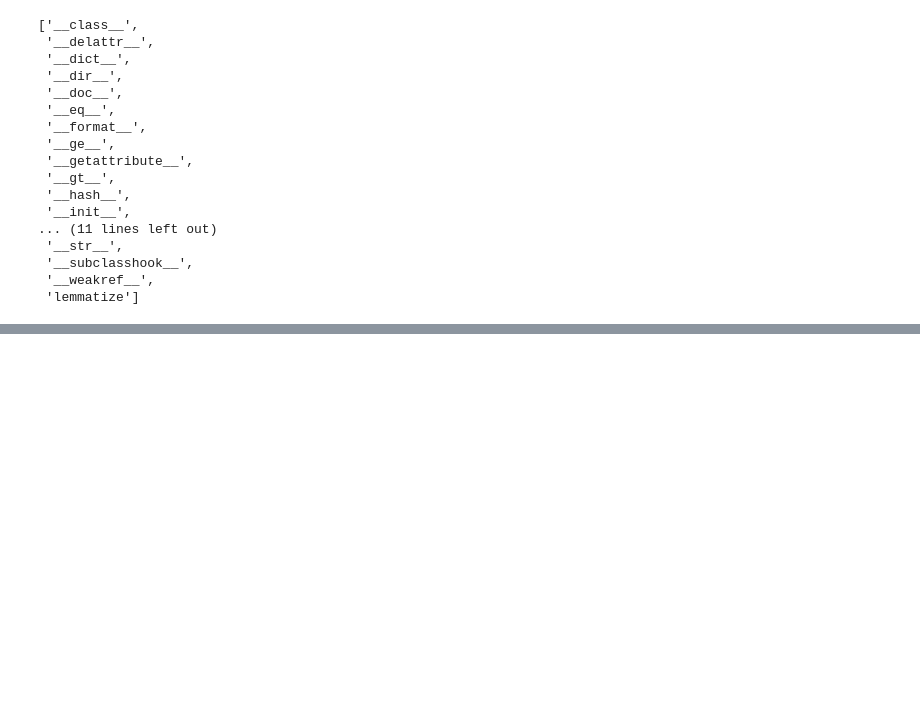
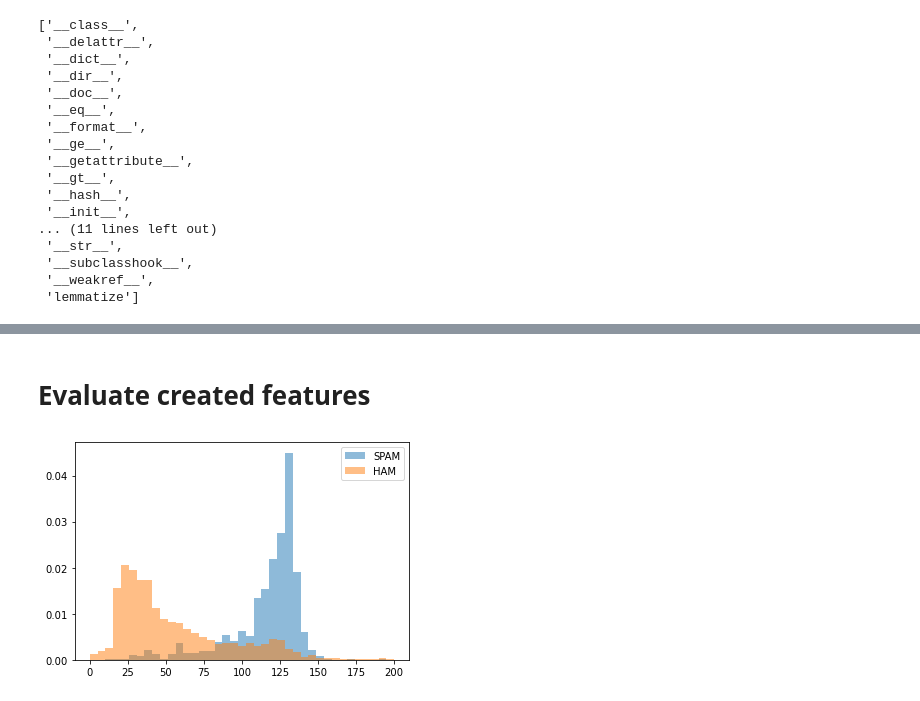
Before and after one commit to dhruvcoder96/NLP-Practice, a Jupyter notebook: Untitled.ipynb, the cells around one changed output, grey strips where cells are left out. Cells and saved outputs as stored; diff of their text form; code cells hidden in the pictures; blank space fills up the shorter version.

```diff
--- a/Untitled.ipynb
+++ b/Untitled.ipynb
@@ -283,0 +292,19 @@ class CountVectorizer(_VectorizerMixin, sklearn.base.BaseEstimator)
+# %%
+def punctuation_txt(text):
+    n_punct=sum([1 for char in text if char in string.punctuation])
+    return (n_punct/(len(text)-text.count(' ')))*100
+
+def upper_txt(text):
+    n_upper=sum([1 for char in text if char.isupper()])
+    return (n_upper/(len(text)-text.count(' ')))*100
+
+
+
+df['length_text']=df['text'].apply(lambda x: len(x) - x.count(' '))
+df['punct_no']=df['text'].apply(lambda x: punctuation_txt(x))
+df['upper_no']=df['text'].apply(lambda x: upper_txt(x))
+
+df.shape
+
+df_final = df[['length_text','punct_no','upper_no']].join(df_1)
+df_final.head()
@@ -283,0 +319,2 @@ class CountVectorizer(_VectorizerMixin, sklearn.base.BaseEstimator)
+# %% [markdown]
+# Evaluate created features
@@ -283,0 +324,9 @@ class CountVectorizer(_VectorizerMixin, sklearn.base.BaseEstimator)
+# %%
+pyplot.hist(df[df['label']=='spam']['length_text'], bins=np.linspace(0,200,40),density="True",label='SPAM',alpha=0.5)
+pyplot.hist(df[df['label']=='ham']['length_text'], bins=np.linspace(0,200,40),density="True",label='HAM',alpha=0.5)
+pyplot.legend()
+pyplot.show()
+
+#help(pyplot.hist)
+# %% [output]
+[figure, added]
```
Also changed, not shown: parts of 17 cells of this notebook, 2 other files.
